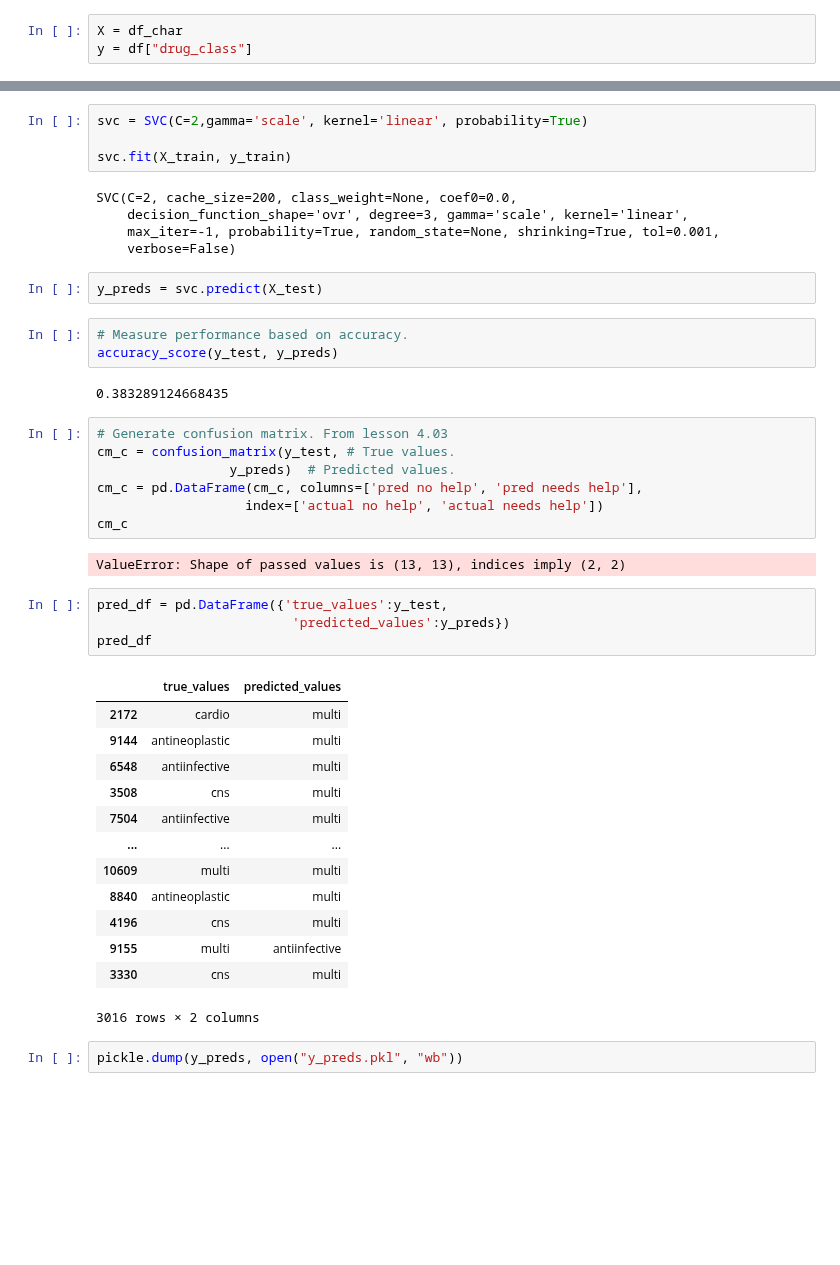
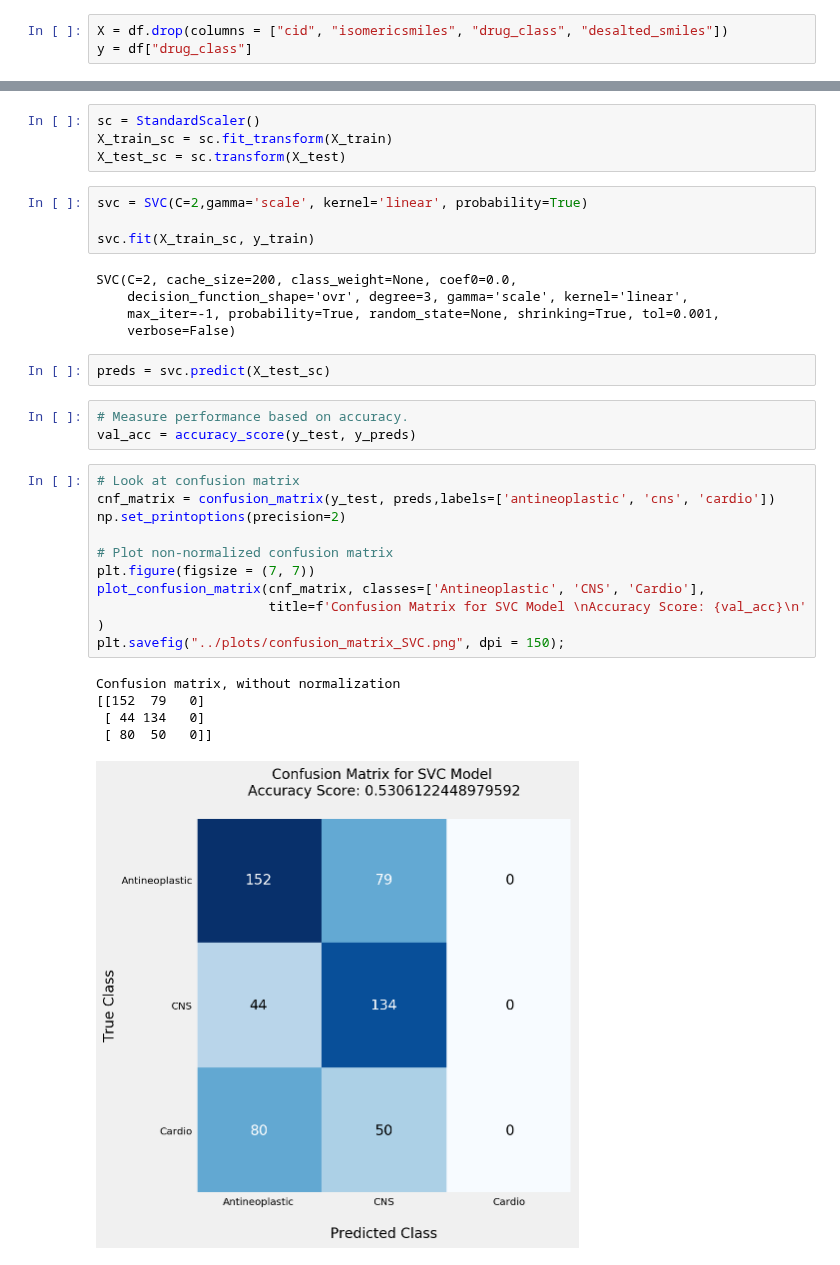
Before and after one commit to veeps/molecular_classification, a Jupyter notebook: code/04_SVC.ipynb, the cells around one changed output, grey strips where cells are left out. Drawn from its saved outputs; the diff is of its cells as text; blank space fills up the shorter version.

```diff
--- a/code/04_SVC.ipynb
+++ b/code/04_SVC.ipynb
@@ -87,5 +74,5 @@ df_char = pd.DataFrame(char_dicts)
 # %%
-X = df_char
+X = df.drop(columns = ["cid", "isomericsmiles", "drug_class", "desalted_smiles"])
 y = df["drug_class"]
 # %%
 X_train, X_test, y_train, y_test = train_test_split(X, y,
@@ -131,45 +82,34 @@ Function call stack:
+# %%
+sc = StandardScaler()
+X_train_sc = sc.fit_transform(X_train)
+X_test_sc = sc.transform(X_test)
 # %%
 svc = SVC(C=2,gamma='scale', kernel='linear', probability=True)
 
-svc.fit(X_train, y_train)
+svc.fit(X_train_sc, y_train)
 # %% [output]
 SVC(C=2, cache_size=200, class_weight=None, coef0=0.0,
     decision_function_shape='ovr', degree=3, gamma='scale', kernel='linear',
     max_iter=-1, probability=True, random_state=None, shrinking=True, tol=0.001,
     verbose=False)
 # %%
-y_preds = svc.predict(X_test)
+preds = svc.predict(X_test_sc)
 # %%
 # Measure performance based on accuracy.
-accuracy_score(y_test, y_preds)
+val_acc = accuracy_score(y_test, y_preds)
-# %% [output]
-0.383289124668435
-# %%
-# Generate confusion matrix. From lesson 4.03
-cm_c = confusion_matrix(y_test, # True values.
-                 y_preds)  # Predicted values.
-cm_c = pd.DataFrame(cm_c, columns=['pred no help', 'pred needs help'],
-                   index=['actual no help', 'actual needs help'])
-cm_c
-# %% [output]
-ValueError: Shape of passed values is (13, 13), indices imply (2, 2)
-# %%
-pred_df = pd.DataFrame({'true_values':y_test,
-                         'predicted_values':y_preds})
-pred_df
-# %% [output]
-|  | true_values | predicted_values |
-| 2172 | cardio | multi |
-| 9144 | antineoplastic | multi |
-| 6548 | antiinfective | multi |
-| 3508 | cns | multi |
-| 7504 | antiinfective | multi |
-| ... | ... | ... |
-| 10609 | multi | multi |
-| 8840 | antineoplastic | multi |
-| 4196 | cns | multi |
-| 9155 | multi | antiinfective |
-| 3330 | cns | multi |
-3016 rows × 2 columns
-# %%
-pickle.dump(y_preds, open("y_preds.pkl", "wb"))
+# %%
+# Look at confusion matrix
+cnf_matrix = confusion_matrix(y_test, preds,labels=['antineoplastic', 'cns', 'cardio'])
+np.set_printoptions(precision=2)
+
+# Plot non-normalized confusion matrix
+plt.figure(figsize = (7, 7))
+plot_confusion_matrix(cnf_matrix, classes=['Antineoplastic', 'CNS', 'Cardio'],
+                      title=f'Confusion Matrix for SVC Model \nAccuracy Score: {val_acc}\n' )
+plt.savefig("../plots/confusion_matrix_SVC.png", dpi = 150);
+# %% [output]
+Confusion matrix, without normalization
+[[152  79   0]
+ [ 44 134   0]
+ [ 80  50   0]]
+[figure, added]
```
Also changed, not shown: parts of 18 cells of this notebook, 10 other files.
